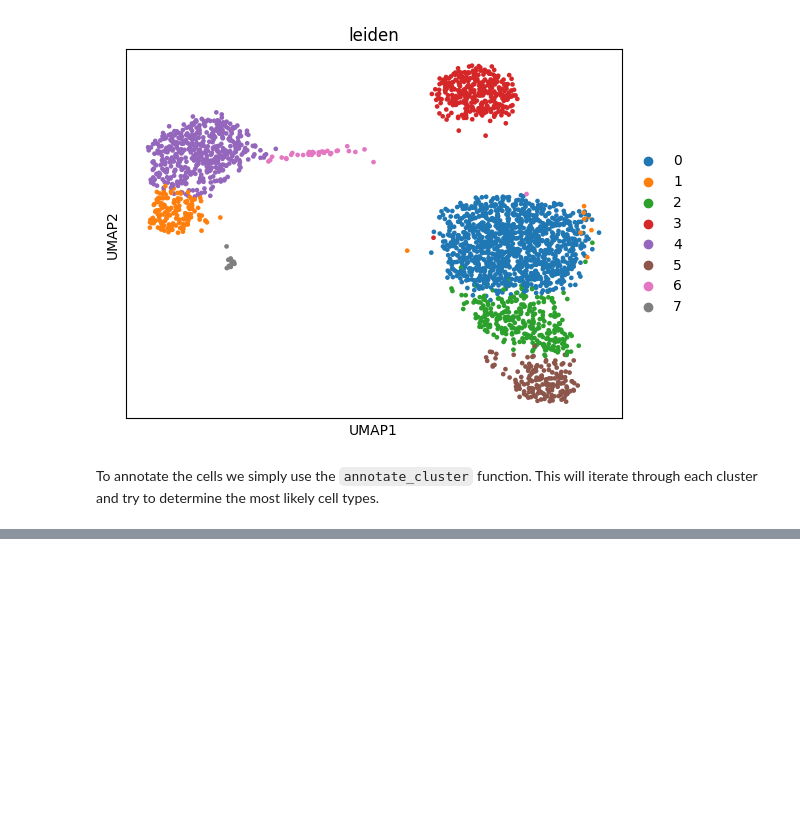
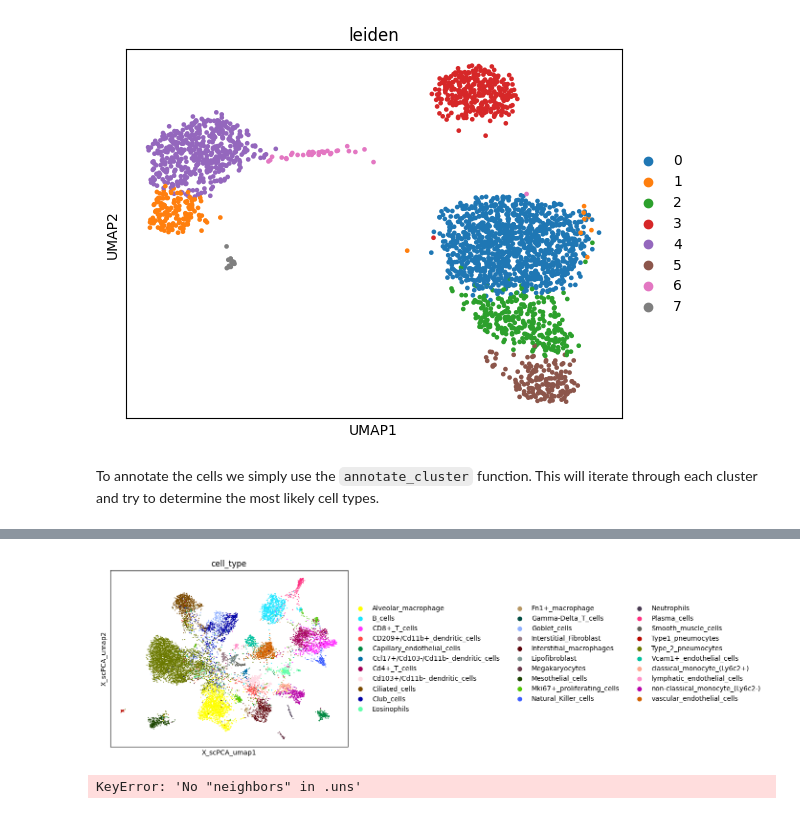
Before and after one commit to sagar87/scllm, a Jupyter notebook: docs/notebooks/cell_types.ipynb, the cells around one changed output, grey strips where cells are left out. Cells and saved outputs as stored; diff of their text form; code cells hidden in the pictures; blank space fills up the shorter version.

```diff
--- a/docs/notebooks/cell_types.ipynb
+++ b/docs/notebooks/cell_types.ipynb
@@ -86,0 +44,6 @@ sc.pl.umap(pbmc, color='leiden_annotated')
+# %%
+ang = sc.read_h5ad('/Users/harald/Downloads/umap_1.h5ad')
+# %%
+sc.pl.embedding(ang, 'X_scPCA_umap', color='cell_type')
+# %% [output]
+[figure, added]
@@ -86,0 +52,4 @@ sc.pl.umap(pbmc, color='leiden_annotated')
+# %%
+sc.tl.leiden(ang, flavor="igraph", n_iterations=2)
+# %% [output]
+KeyError: 'No "neighbors" in .uns'
```
Also changed, not shown: parts of 8 cells of this notebook, 4 other files.
